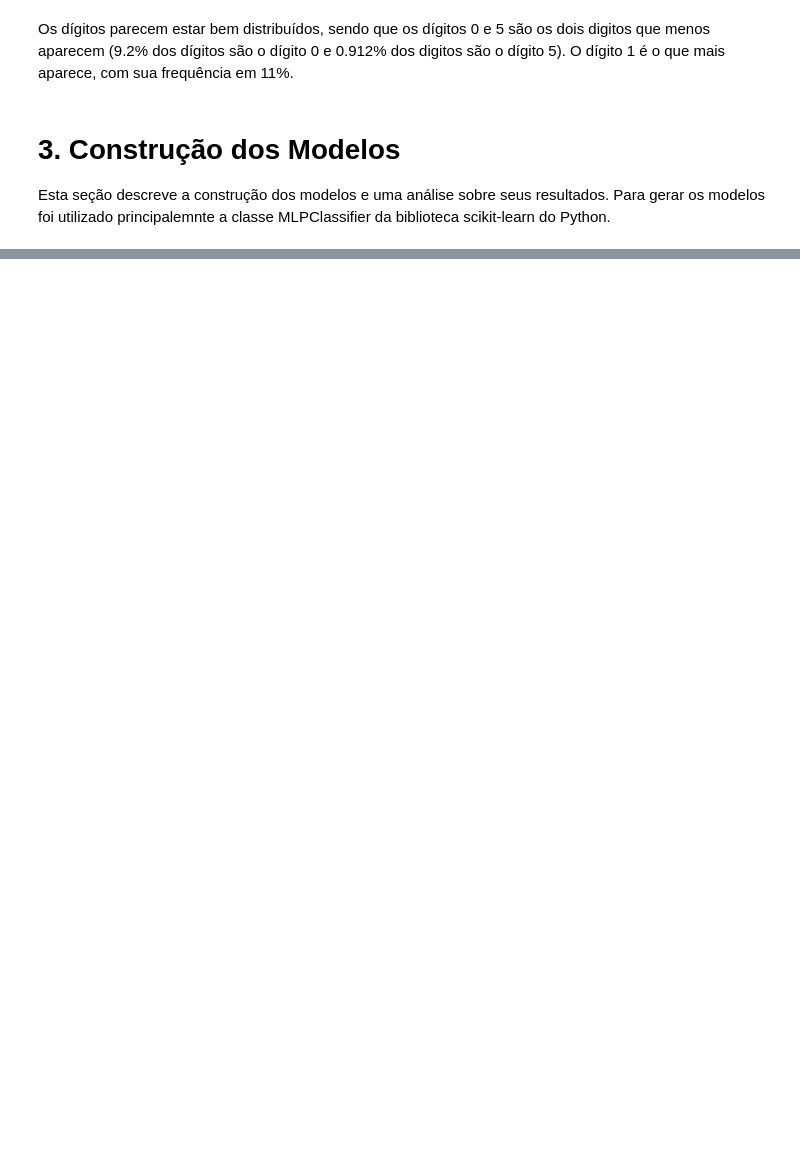
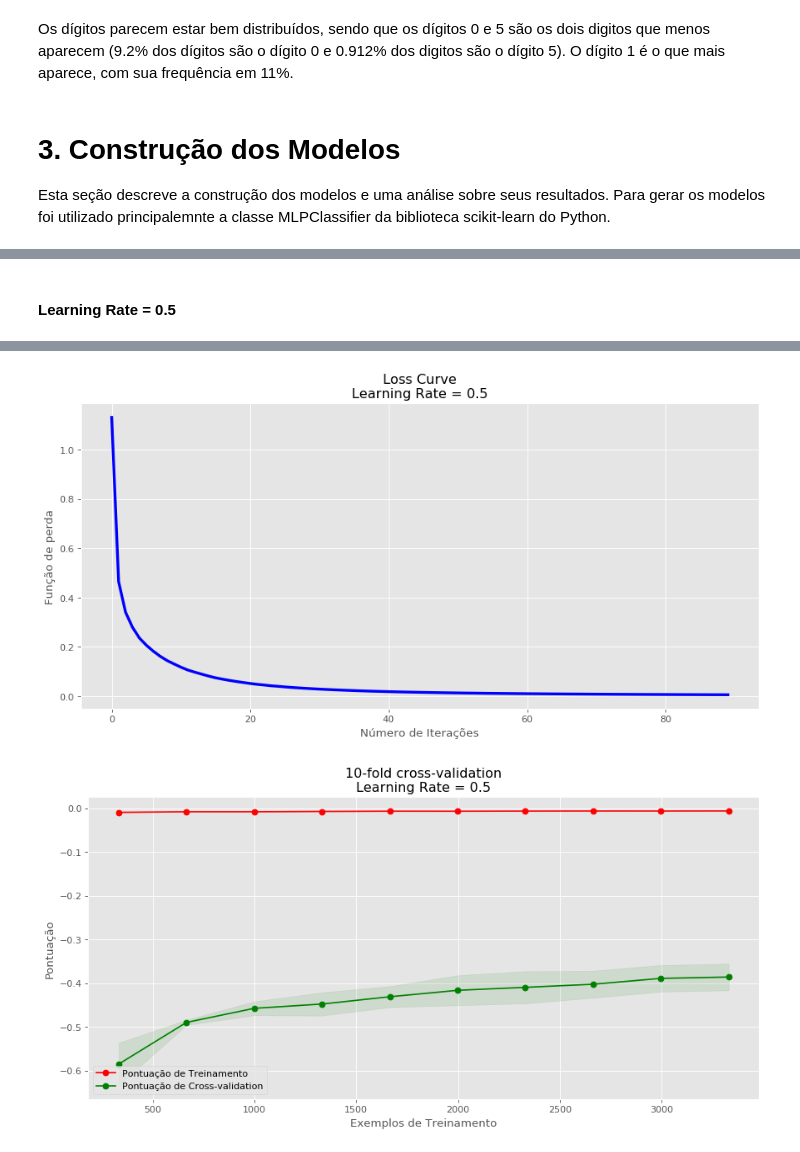
Before and after one commit to alepmaros/mnist-3layer-nn, a Jupyter notebook: mnist-3layer-nn.ipynb, the cells around one changed output, grey strips where cells are left out. Drawn from its saved outputs; the diff is of its cells as text; code cells hidden in the pictures; blank space fills up the shorter version.

```diff
--- a/mnist-3layer-nn.ipynb
+++ b/mnist-3layer-nn.ipynb
@@ -159,18 +131,0 @@ def plot_learning_curve(estimator, title, X, y, ylim=None, cv=None,
-# %%
-clf = MLPClassifier(solver='sgd', activation='logistic', batch_size='auto', early_stopping=False,
-                    hidden_layer_sizes=(25,), learning_rate_init=0.01, max_iter=300, momentum=0.5,
-                    shuffle=True, verbose=False)
-
-plot_learning_curve(clf, "Treinamento com 25 neurônios na camada oculta\nLearning Rate = 0.5", X, y)
-# %%
-clf = MLPClassifier(solver='sgd', activation='logistic', batch_size='auto', early_stopping=False,
-                    hidden_layer_sizes=(50,), learning_rate_init=0.1, max_iter=500, momentum=0.5,
-                    shuffle=True, verbose=False)
-
-plot_learning_curve(clf, "Treinamento com 50 neurônios na camada oculta", X, y)
-# %%
-clf = MLPClassifier(solver='sgd', activation='logistic', batch_size='auto', early_stopping=False,
-                    hidden_layer_sizes=(100,), learning_rate_init=0.5, max_iter=200, momentum=0.5,
-                    shuffle=True, verbose=False)
-
-plot_learning_curve(clf, "Treinamento com 100 neurônios na camada oculta", X, y)
@@ -275,0 +187,13 @@ plt.tight_layout()
+# %%
+def plot_loss_curve(loss_curve_, title='Default Title'):
+    fig = plt.figure(figsize=(13, 6), dpi= 80, facecolor='w', edgecolor='k')
+    plt.style.use('ggplot')
+
+    plt.title(title)
+
+    plt.plot(loss_curve_, '-', color='blue', linewidth=3.0)
+
+    plt.ylabel('Função de perda')
+    plt.xlabel('Número de Iterações')
+
+    return plt
@@ -275,0 +221,17 @@ plt.tight_layout()
+# %% [markdown]
+#### Learning Rate = 0.5
+# %%
+learning_rate=0.5
+
+clf = MLPClassifier(solver='sgd', activation='logistic', batch_size=200, early_stopping=False,
+                    hidden_layer_sizes=(50,), learning_rate_init=learning_rate, max_iter=300, momentum=0.5,
+                    shuffle=True, verbose=False, tol=1e-4)
+clf_trained = clf.fit(X, y)
+plot_loss_curve(clf_trained.loss_curve_, title="Loss Curve\nLearning Rate = {}".format(learning_rate))
+
+
+clf = MLPClassifier(solver='sgd', activation='logistic', batch_size=200, early_stopping=False,
+                    hidden_layer_sizes=(50,), learning_rate_init=learning_rate, max_iter=300, momentum=0.5,
+                    shuffle=True, verbose=False, tol=1e-4)
+plot_learning_curve(clf, X, y, title="10-fold cross-validation\nLearning Rate = {}".format(learning_rate), n_jobs=6)
+# %% [output]
@@ -275,0 +239,2 @@ plt.tight_layout()
+[figure, added]
+[figure, added]
```
Also changed, not shown: parts of 40 cells of this notebook.
